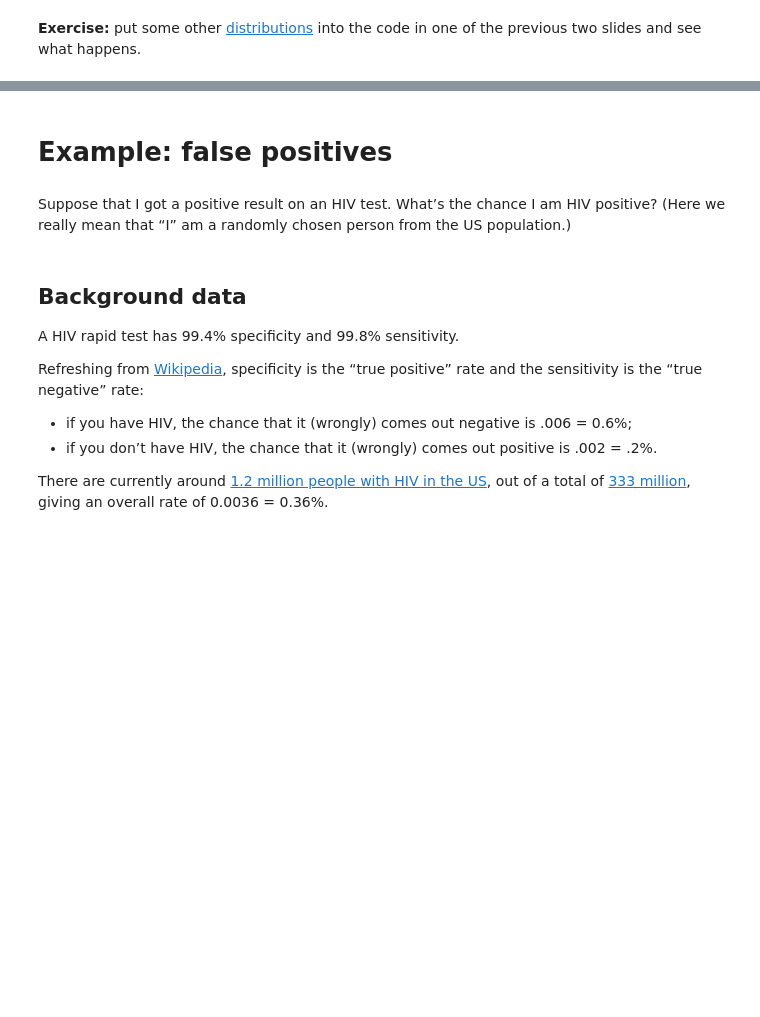
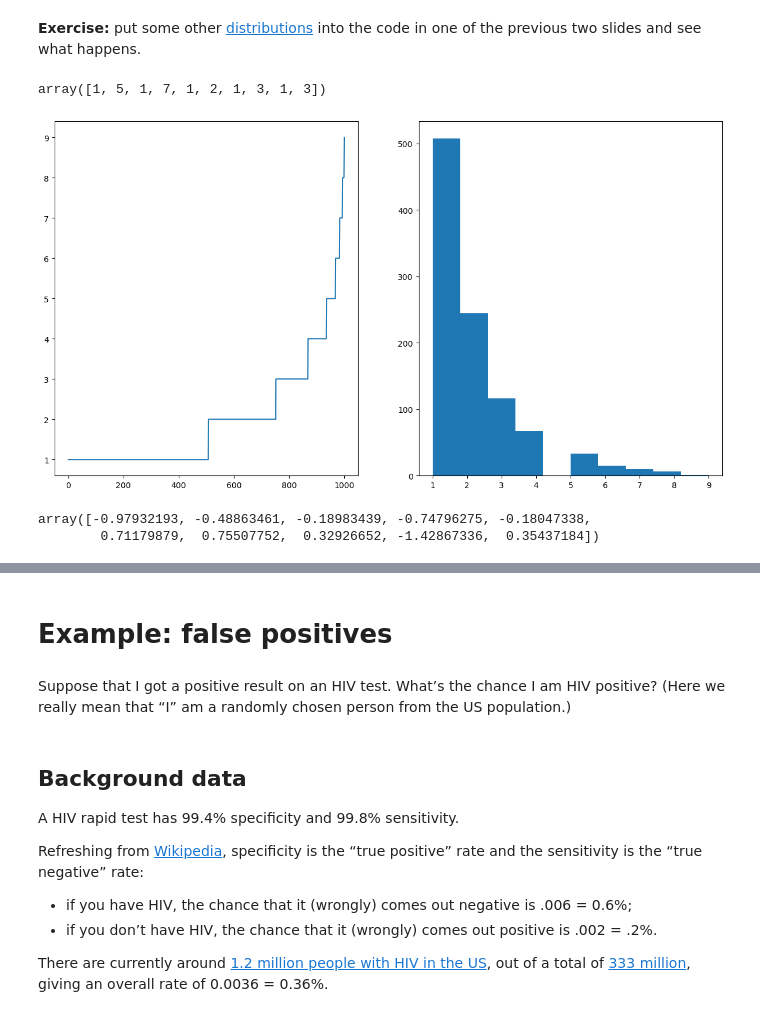
Before and after one commit to UOdsci/dsci345, a Jupyter notebook: class_material/slides/Introduction.ipynb, the cells around one changed output, grey strips where cells are left out. Saved outputs shown, nothing was run; the diff lists cells and outputs as text; code cells hidden in the pictures; blank space fills up the shorter version.

```diff
--- a/class_material/slides/Introduction.ipynb
+++ b/class_material/slides/Introduction.ipynb
@@ -84,2 +112,19 @@ ax2.hist(x);
 # %% [markdown]
 **Exercise:** put some other [distributions](https://numpy.org/doc/stable/reference/random/generator.html#distributions) into the code in one of the previous two slides and see what happens.
+# %%
+x = rng.geometric(p=0.5, size=1000)
+x[:10]
+# %% [output]
+array([1, 5, 1, 7, 1, 2, 1, 3, 1, 3])
+# %%
+fig, (ax1, ax2) = plt.subplots(1, 2)
+ax1.plot(np.sort(x))
+ax2.hist(x);
+# %% [output]
+[figure, added]
+# %%
+x = rng.normal(size=1000)
+x[:10]
+# %% [output]
+array([-0.97932193, -0.48863461, -0.18983439, -0.74796275, -0.18047338,
+        0.71179879,  0.75507752,  0.32926652, -1.42867336,  0.35437184])
```
Also changed, not shown: parts of 15 cells of this notebook, 9 other files.
